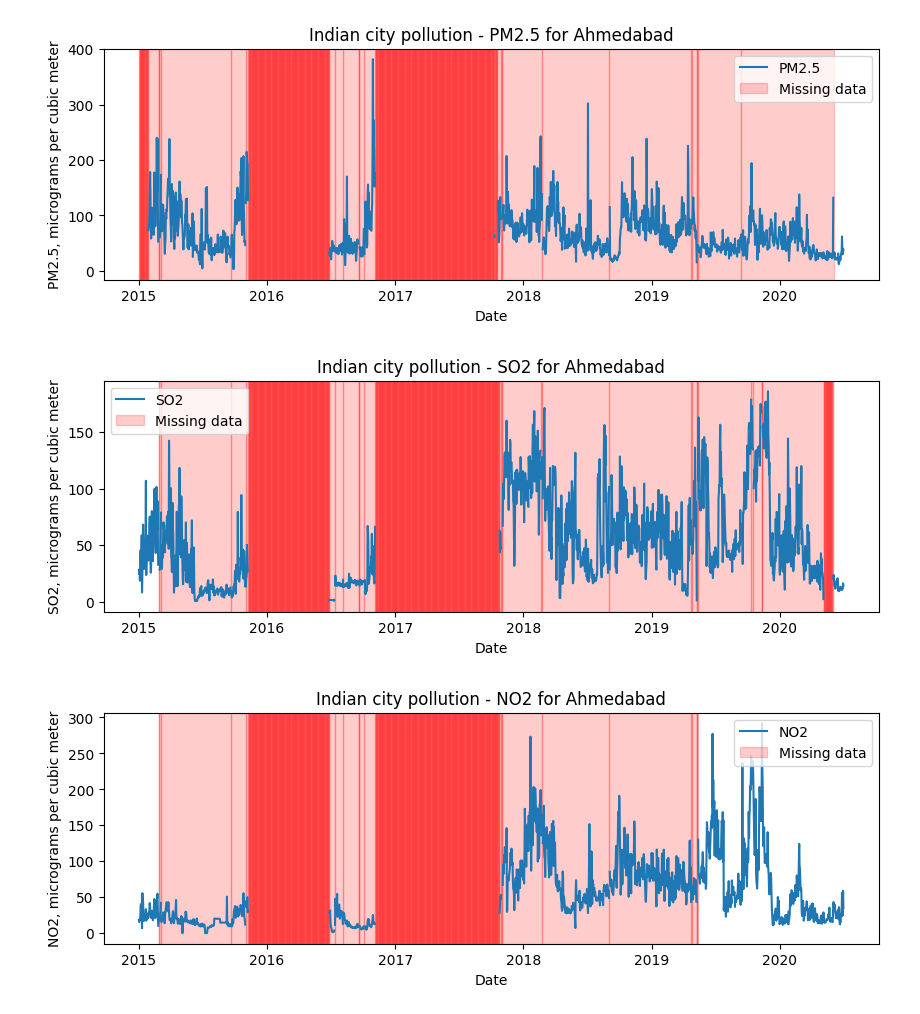
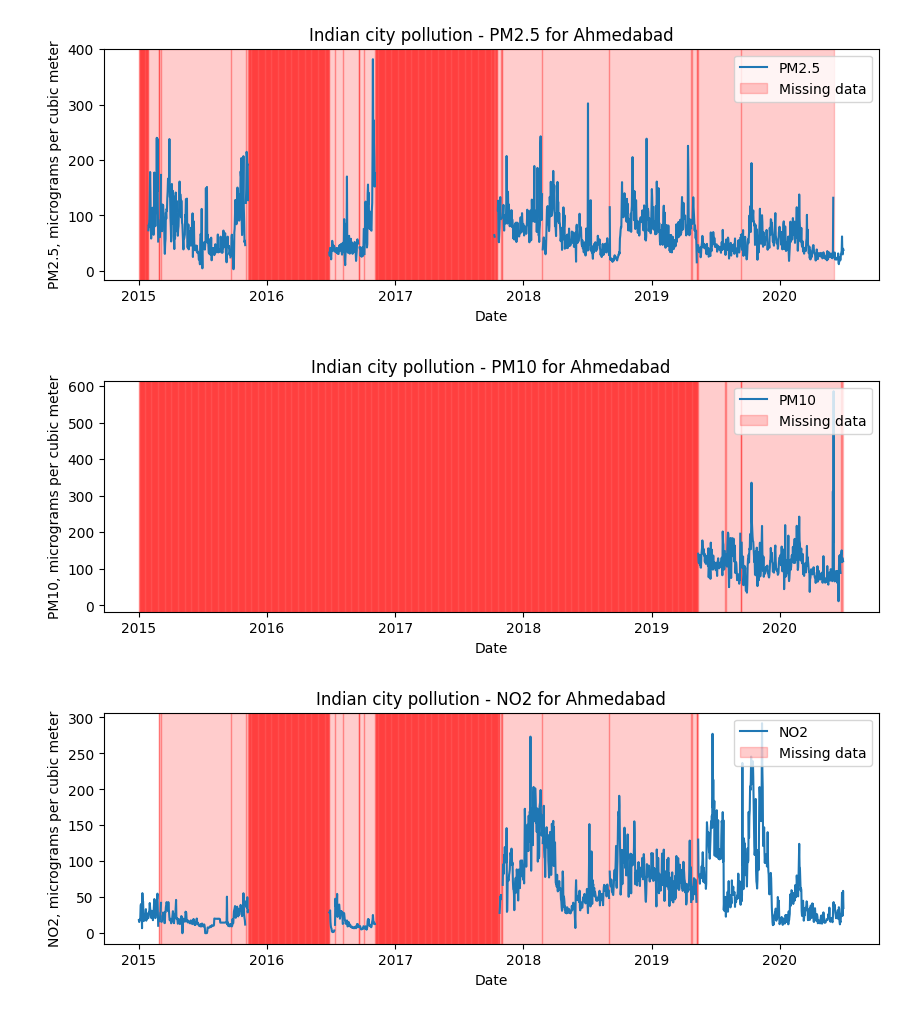
Before and after one commit to swhustla/comparison_of_time_series_methods, a Jupyter notebook: notebooks/DevDay_03_challenges_with_data.ipynb, the cells around one changed output. Cells and saved outputs as stored; diff of their text form; code cells hidden in the pictures.

```diff
--- a/notebooks/DevDay_03_challenges_with_data.ipynb
+++ b/notebooks/DevDay_03_challenges_with_data.ipynb
@@ -98,9 +98,9 @@ plot_indian_city_pollution(data, scale=False)
 # %% [output]
 [figure]
 # %%
-plot_indian_city_pollution(data, scale=False, chosen_metric="SO2")
+plot_indian_city_pollution(data, scale=False, chosen_metric="PM10")
 # %% [output]
-[figure, old version]
+[figure, new version]
 # %%
 plot_indian_city_pollution(data, scale=False, chosen_metric="NO2")
 # %% [output]
```
Also changed, not shown: parts of 2 cells of this notebook, 4 other files.
